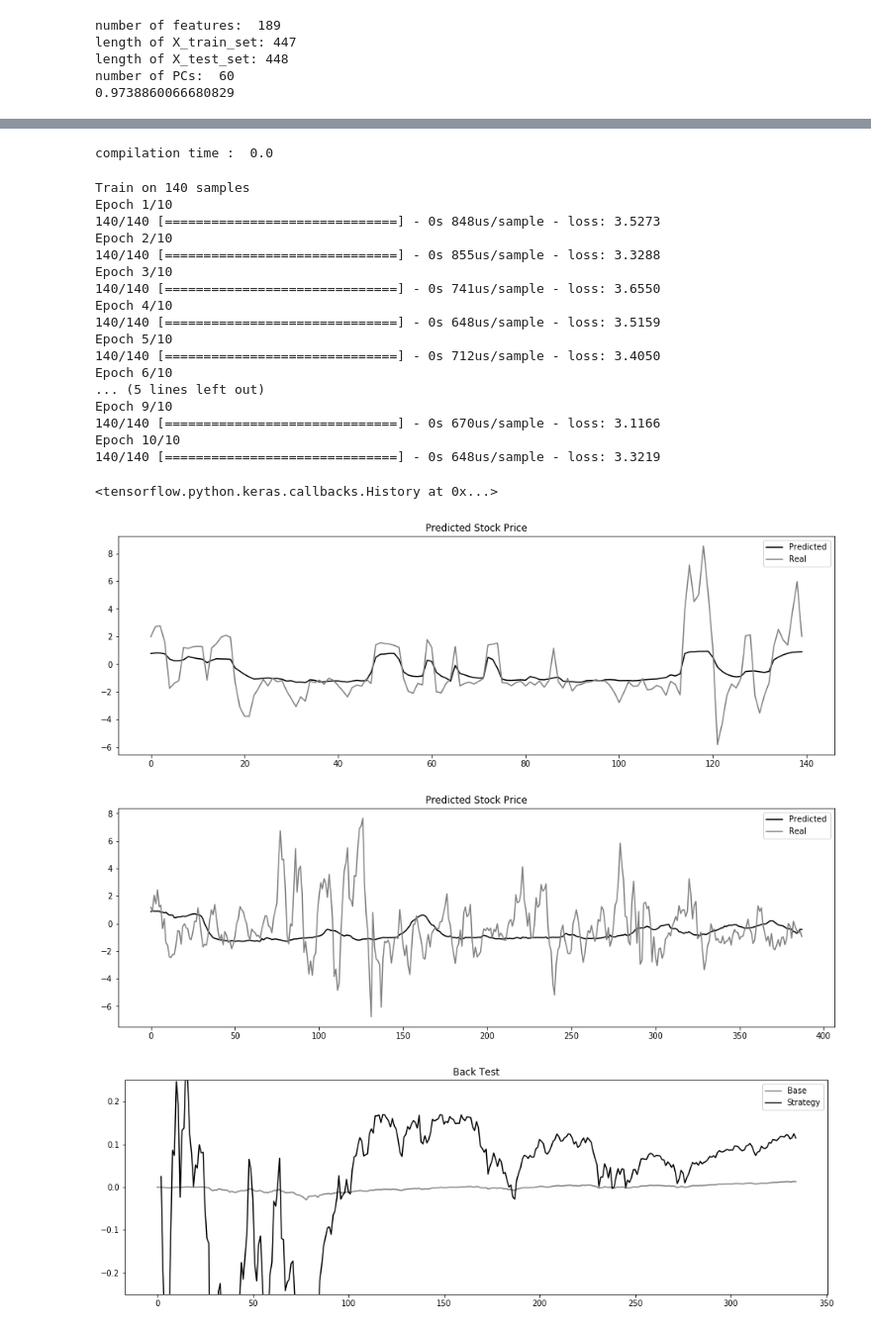
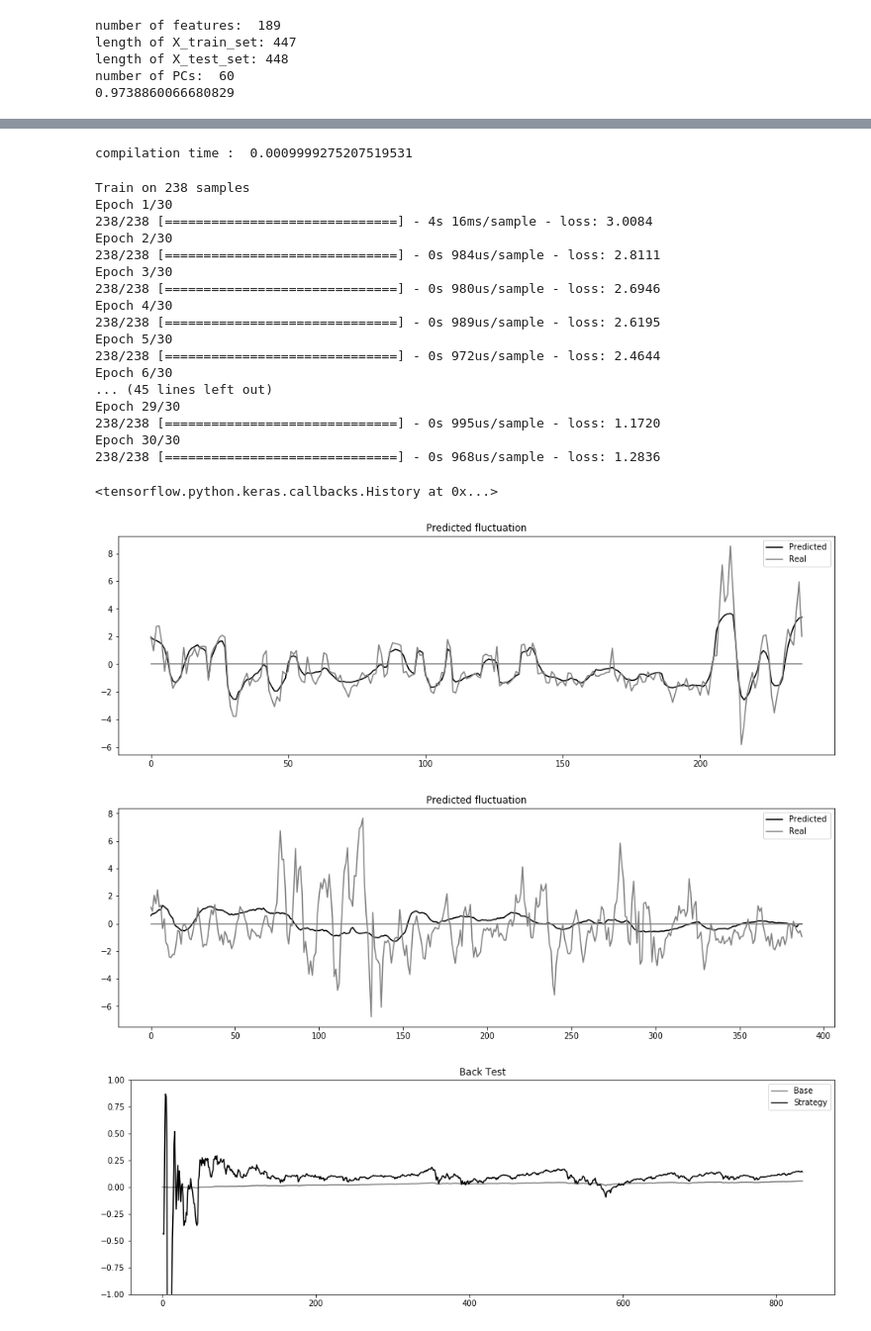
Before and after one commit to richardzhouziji/Southeastern-Hedge-Fund-Competition, a Jupyter notebook: ta.indicators.ipynb, the cells around one changed output, grey strips where cells are left out. Shown: that part at 99% size. Cells and saved outputs as stored; diff of their text form; code cells hidden in the pictures.

```diff
--- a/ta.indicators.ipynb
+++ b/ta.indicators.ipynb
@@ -395,6 +392,6 @@ print(len(y_train_set[y_train_set>BAR2]), len(y_test_set[y_test_set>BAR2]))
 # %%
 need_num = 60
-band_w = 1
+band_w = 0.5
 
 y_train = np.asarray(y_train_set[need_num:])
 y_test = np.asarray(y_test_set[need_num:])
@@ -425,64 +422,67 @@ shape of y_train: (140,)
 shape of y_test: (388,)
 # %%
-dropout_rate = 0.45
-cnn_filters = 50
+dropout_rate = 0.4
 
 model = Sequential()
 
-model.add(LSTM(units=8, return_sequences=True))
+model.add(LSTM(units=32, return_sequences=True))
 model.add(Dropout(rate=dropout_rate))
-model.add(LSTM(units=4, return_sequences=False))
+model.add(LSTM(units=16, return_sequences=False))
+model.add(Dropout(rate=dropout_rate))
+model.add(Dense(units=16))
+model.add(Activation("relu"))
 model.add(Dropout(rate=dropout_rate))
 model.add(Dense(units=1))
 model.add(Activation("linear"))
 rms=optimizers.RMSprop(lr=2e-3, rho=0.9, epsilon=1e-06)
-#model.add(Activation('sigmoid'))
 
 start = time.time()
 model.compile(loss="mse", optimizer=rms)
 print ('compilation time : ', time.time() - start)
 # %% [output]
-compilation time :  0.0
+compilation time :  0.0009999275207519531
 # %%
-model.fit(x=X_train, y=(y_train), epochs=10, batch_size=100)
+model.fit(x=X_train, y=(y_train), epochs=30, batch_size=100)
 # %% [output]
-Train on 140 samples
-Epoch 1/10
-140/140 [==============================] - 0s 848us/sample - loss: 3.5273
-Epoch 2/10
-140/140 [==============================] - 0s 855us/sample - loss: 3.3288
-Epoch 3/10
-140/140 [==============================] - 0s 741us/sample - loss: 3.6550
-Epoch 4/10
-140/140 [==============================] - 0s 648us/sample - loss: 3.5159
-Epoch 5/10
-140/140 [==============================] - 0s 712us/sample - loss: 3.4050
-Epoch 6/10
-... (5 lines left out)
-Epoch 9/10
-140/140 [==============================] - 0s 670us/sample - loss: 3.1166
-Epoch 10/10
-140/140 [==============================] - 0s 648us/sample - loss: 3.3219
+Train on 238 samples
+Epoch 1/30
+238/238 [==============================] - 4s 16ms/sample - loss: 3.0084
+Epoch 2/30
+238/238 [==============================] - 0s 984us/sample - loss: 2.8111
+Epoch 3/30
+238/238 [==============================] - 0s 980us/sample - loss: 2.6946
+Epoch 4/30
+238/238 [==============================] - 0s 989us/sample - loss: 2.6195
+Epoch 5/30
+238/238 [==============================] - 0s 972us/sample - loss: 2.4644
+Epoch 6/30
+... (45 lines left out)
+Epoch 29/30
+238/238 [==============================] - 0s 995us/sample - loss: 1.1720
+Epoch 30/30
+238/238 [==============================] - 0s 968us/sample - loss: 1.2836
 <tensorflow.python.keras.callbacks.History at 0x...>
 # %%
 plt.subplots(figsize=(16,5))
 plt.plot(range(y_train.shape[0]), model.predict(x=X_train).reshape(-1), label='Predicted', c='black')
 plt.plot(range(y_train.shape[0]), y_train, label='Real', c='gray')
-plt.title('Predicted Stock Price')
+plt.plot(range(y_train.shape[0]), [0]*len(y_train), c='gray')
+plt.title('Predicted fluctuation')
 plt.legend()
 plt.show()
 # %% [output]
-[figure, old version]
+[figure, new version]
 # %%
 y_pred = model.predict(x=X_test).reshape(-1)
 plt.subplots(figsize=(16,5))
 plt.plot(range(y_test.shape[0]), y_pred, label='Predicted', c='black')
 plt.plot(range(y_test.shape[0]), y_test, label='Real', c='gray')
-plt.title('Predicted Stock Price')
+plt.plot(range(y_test.shape[0]), [0]*len(y_test), c='gray')
+plt.title('Predicted fluctuation')
 plt.legend()
 plt.show()
 # %% [output]
-[figure, old version]
+[figure, new version]
 # %%
 class BackTest(object):
 
@@ -534,7 +534,7 @@ class BackTest(object):
         plt.plot(range(len(self._hist)),
                  self._strategy,
                  label='Strategy', c='black')
-        plt.ylim([-0.25, 0.25])
+        plt.ylim([-1, 1])
         plt.title('Back Test')
         plt.legend()
         plt.show()
@@ -557,13 +557,13 @@ def action(pred_y):
             stock -= 100
     return strategy
 # %%
-start = 500
+start = 0
 X_all = np.array([pca.transform(scaler.transform(X))[i:i+need_num,:] for i in range(start, X.shape[0]-need_num)])
 pred_y = model.predict(x=X_all).reshape(-1)
 strategy = action(pred_y)
 bt = BackTest()
 bt.load_history_price(df_inputs.close.values[start + need_num:])
 bt.load_strategy(strategy)
 bt.show_results()
 # %% [output]
-[figure, old version]
+[figure, new version]
```
Also changed, not shown: parts of 4 cells of this notebook.
